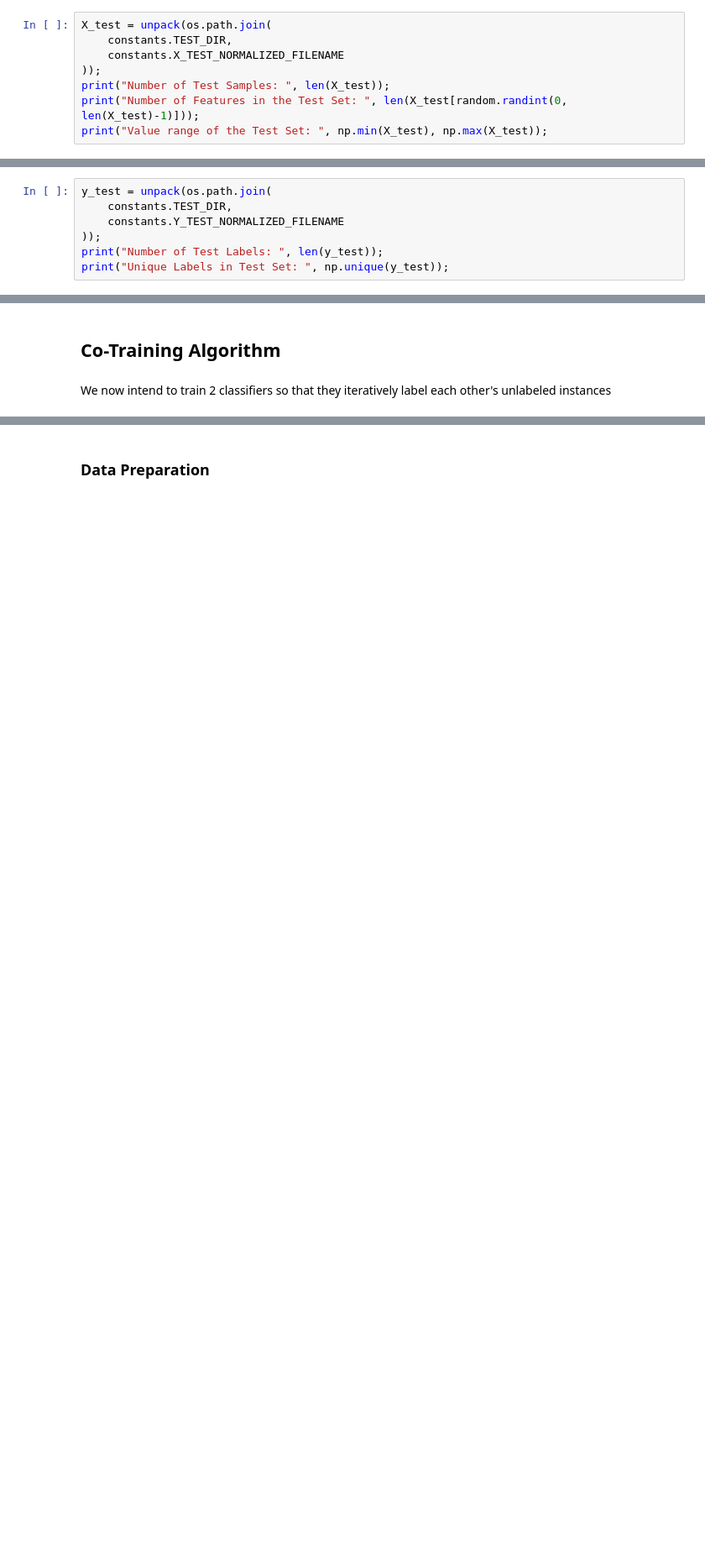
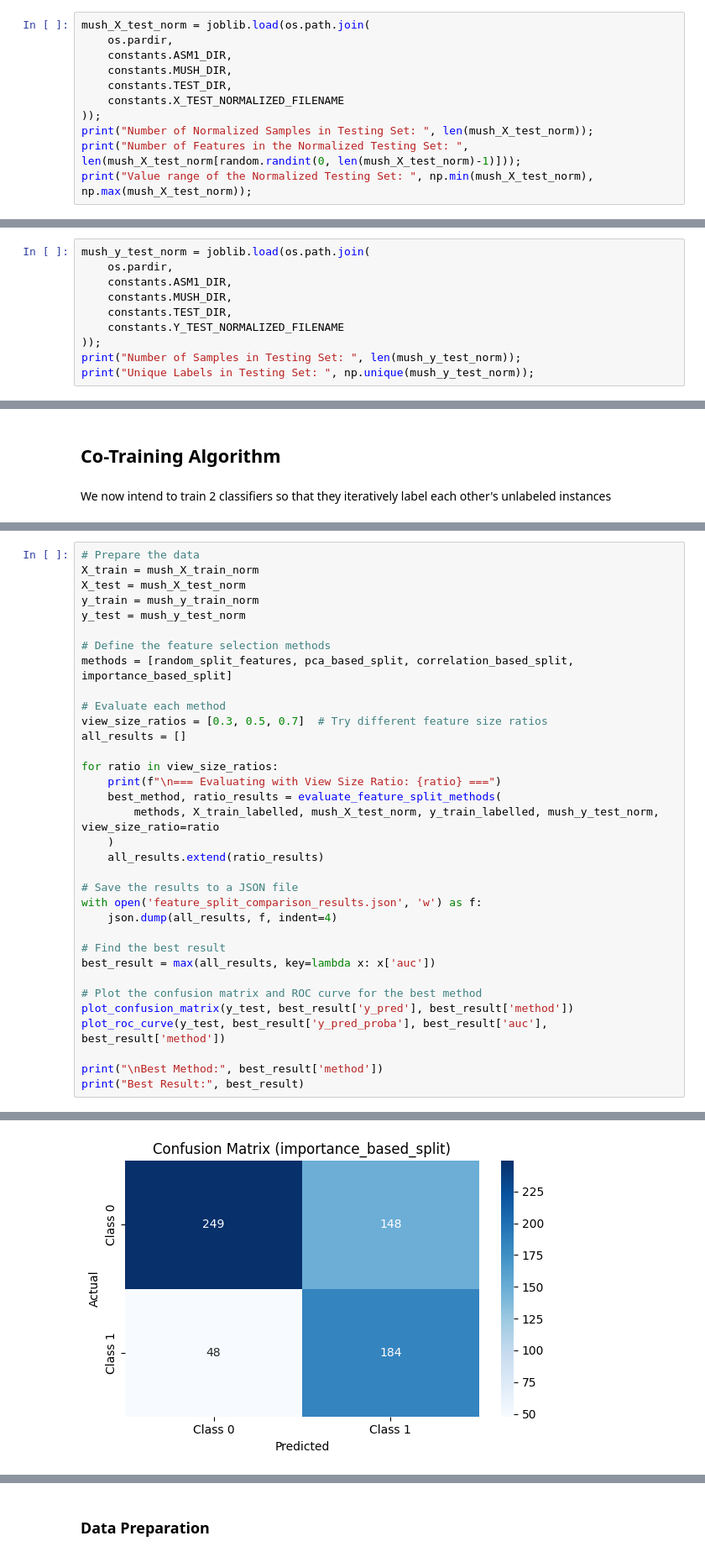
Before and after one commit to kmock930/Drug-Consumption-Machine-Learning-analysis, a Jupyter notebook: Project - Semi Supervised Learning/CSI5155 Project - Co Training.ipynb, the cells around one changed output, grey strips where cells are left out. Shown at 84% size. Cells and saved outputs as stored; diff of their text form; blank space fills up the shorter version.

Commit message:
Implemented Co Training with visualizations

```diff
--- a/Project - Semi Supervised Learning/CSI5155 Project - Co Training.ipynb
+++ b/Project - Semi Supervised Learning/CSI5155 Project - Co Training.ipynb
@@ -67,9 +135,12 @@ Unique Labels:  [0 1]
 # %%
-X_test = unpack(os.path.join(
+mush_X_test_norm = joblib.load(os.path.join(
+    os.pardir,
+    constants.ASM1_DIR,
+    constants.MUSH_DIR,
     constants.TEST_DIR,
     constants.X_TEST_NORMALIZED_FILENAME
 ));
-print("Number of Test Samples: ", len(X_test));
-print("Number of Features in the Test Set: ", len(X_test[random.randint(0, len(X_test)-1)]));
-print("Value range of the Test Set: ", np.min(X_test), np.max(X_test));
+print("Number of Normalized Samples in Testing Set: ", len(mush_X_test_norm));
+print("Number of Features in the Normalized Testing Set: ", len(mush_X_test_norm[random.randint(0, len(mush_X_test_norm)-1)]));
+print("Value range of the Normalized Testing Set: ", np.min(mush_X_test_norm), np.max(mush_X_test_norm));
 # %% [output]
@@ -79,8 +150,11 @@ Value range of the Test Set:  -4.827248760778992 13.457018899436779
 # %%
-y_test = unpack(os.path.join(
+mush_y_test_norm = joblib.load(os.path.join(
+    os.pardir,
+    constants.ASM1_DIR,
+    constants.MUSH_DIR,
     constants.TEST_DIR,
     constants.Y_TEST_NORMALIZED_FILENAME
 ));
-print("Number of Test Labels: ", len(y_test));
-print("Unique Labels in Test Set: ", np.unique(y_test));
+print("Number of Samples in Testing Set: ", len(mush_y_test_norm));
+print("Unique Labels in Testing Set: ", np.unique(mush_y_test_norm));
 # %% [output]
@@ -142,0 +219,35 @@ unlabeled instances
+# %%
+# Prepare the data
+X_train = mush_X_train_norm
+X_test = mush_X_test_norm
+y_train = mush_y_train_norm
+y_test = mush_y_test_norm
+
+# Define the feature selection methods
+methods = [random_split_features, pca_based_split, correlation_based_split, importance_based_split]
+
+# Evaluate each method
+view_size_ratios = [0.3, 0.5, 0.7]  # Try different feature size ratios
+all_results = []
+
+for ratio in view_size_ratios:
+    print(f"\n=== Evaluating with View Size Ratio: {ratio} ===")
+    best_method, ratio_results = evaluate_feature_split_methods(
+        methods, X_train_labelled, mush_X_test_norm, y_train_labelled, mush_y_test_norm, view_size_ratio=ratio
+    )
+    all_results.extend(ratio_results)
+
+# Save the results to a JSON file
+with open('feature_split_comparison_results.json', 'w') as f:
+    json.dump(all_results, f, indent=4)
+
+# Find the best result
+best_result = max(all_results, key=lambda x: x['auc'])
+
+# Plot the confusion matrix and ROC curve for the best method
+plot_confusion_matrix(y_test, best_result['y_pred'], best_result['method'])
+plot_roc_curve(y_test, best_result['y_pred_proba'], best_result['auc'], best_result['method'])
+
+print("\nBest Method:", best_result['method'])
+print("Best Result:", best_result)
+# %% [output]
@@ -142,0 +271 @@ unlabeled instances
+[figure, added]
```
Also changed, not shown: parts of 28 cells of this notebook, 18 other files.
